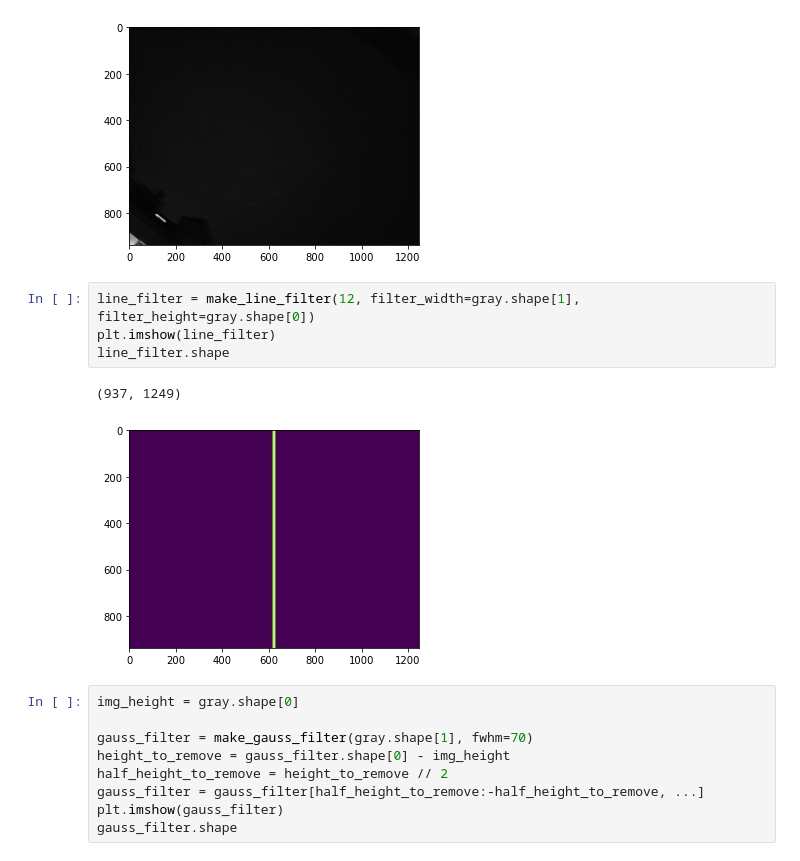
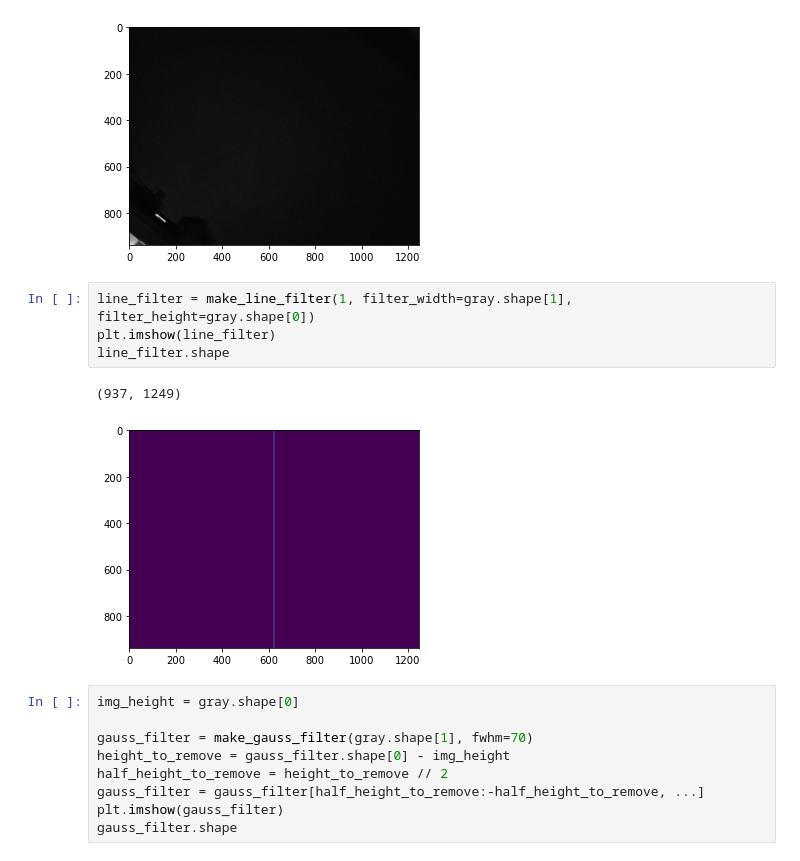
Before and after one commit to LadaOndris/apaler, a Jupyter notebook: detection/fft.ipynb, the cells around one changed output. Drawn from its saved outputs; the diff is of its cells as text.

```diff
--- a/detection/fft.ipynb
+++ b/detection/fft.ipynb
@@ -65,12 +65,12 @@ plt.imshow(gray, cmap='gray')
 <matplotlib.image.AxesImage at 0x...>
 [figure]
 # %%
-line_filter = make_line_filter(12, filter_width=gray.shape[1], filter_height=gray.shape[0])
+line_filter = make_line_filter(1, filter_width=gray.shape[1], filter_height=gray.shape[0])
 plt.imshow(line_filter)
 line_filter.shape
 # %% [output]
 (937, 1249)
-[figure, old version]
+[figure, new version]
 # %%
 img_height = gray.shape[0]
 
```
Also changed, not shown: parts of 11 cells of this notebook.
